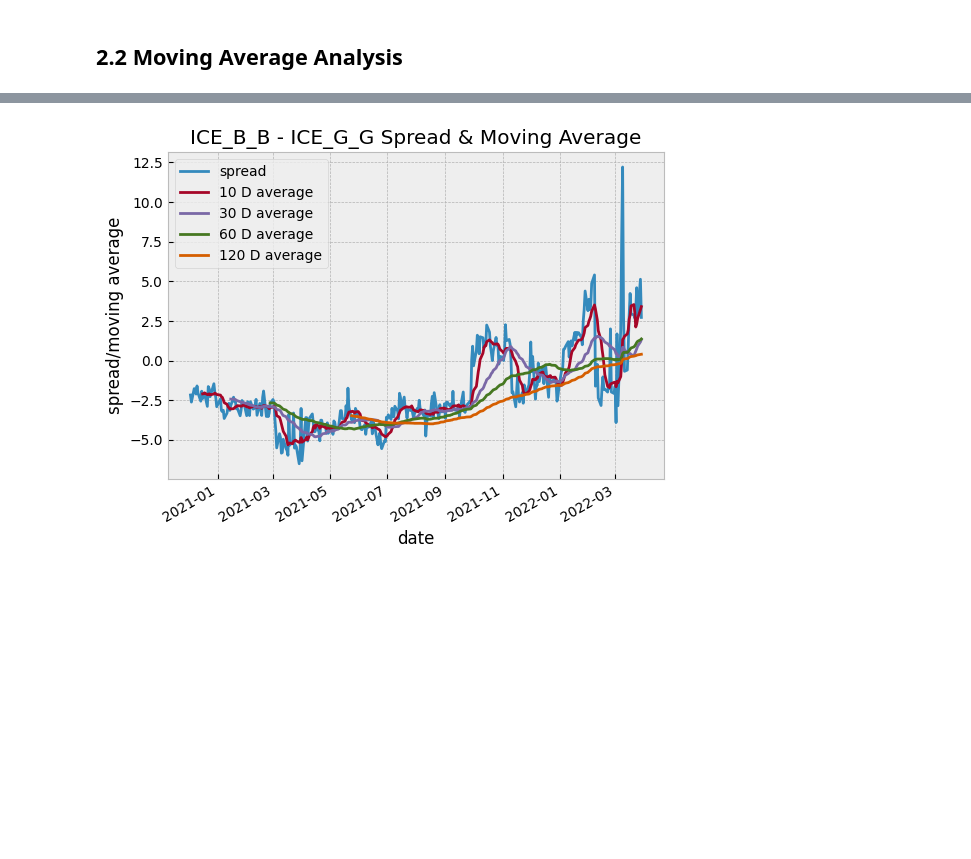
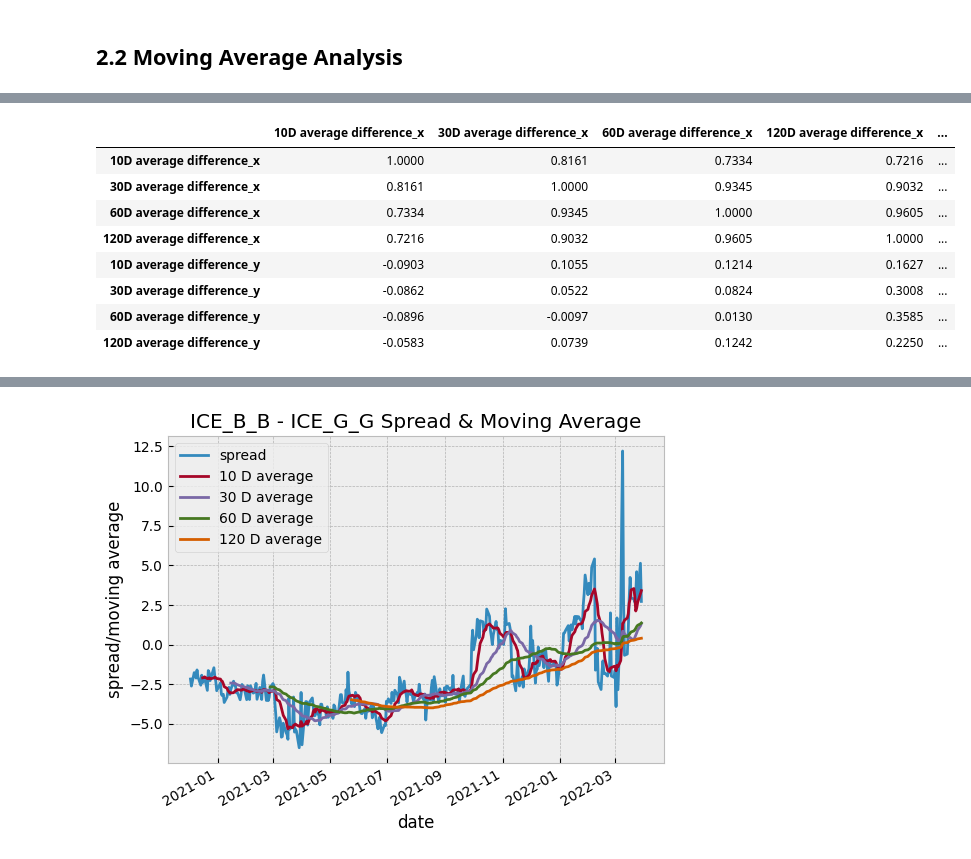
Before and after one commit to Zixin730/quant_trading_2023, a Jupyter notebook: hw/Zixin_Zhang_hw1.ipynb, the cells around one changed output, grey strips where cells are left out. Saved outputs shown, nothing was run; the diff lists cells and outputs as text; code cells hidden in the pictures; blank space fills up the shorter version.

```diff
--- a/hw/Zixin_Zhang_hw1.ipynb
+++ b/hw/Zixin_Zhang_hw1.ipynb
@@ -235,0 +321,13 @@ S2_avg = cal_moving_avg(S2, RollingNs)
+# %%
+avg_all = D1.merge(D2, left_index=True, right_index=True)
+avg_all.corr()
+# %% [output]
+|  | 10D average difference_x | 30D average difference_x | 60D average difference_x | 120D average difference_x | ... |
+| 10D average difference_x | 1.0000 | 0.8161 | 0.7334 | 0.7216 | ... |
+| 30D average difference_x | 0.8161 | 1.0000 | 0.9345 | 0.9032 | ... |
+| 60D average difference_x | 0.7334 | 0.9345 | 1.0000 | 0.9605 | ... |
+| 120D average difference_x | 0.7216 | 0.9032 | 0.9605 | 1.0000 | ... |
+| 10D average difference_y | -0.0903 | 0.1055 | 0.1214 | 0.1627 | ... |
+| 30D average difference_y | -0.0862 | 0.0522 | 0.0824 | 0.3008 | ... |
+| 60D average difference_y | -0.0896 | -0.0097 | 0.0130 | 0.3585 | ... |
+| 120D average difference_y | -0.0583 | 0.0739 | 0.1242 | 0.2250 | ... |
```
Also changed, not shown: parts of 23 cells of this notebook.
